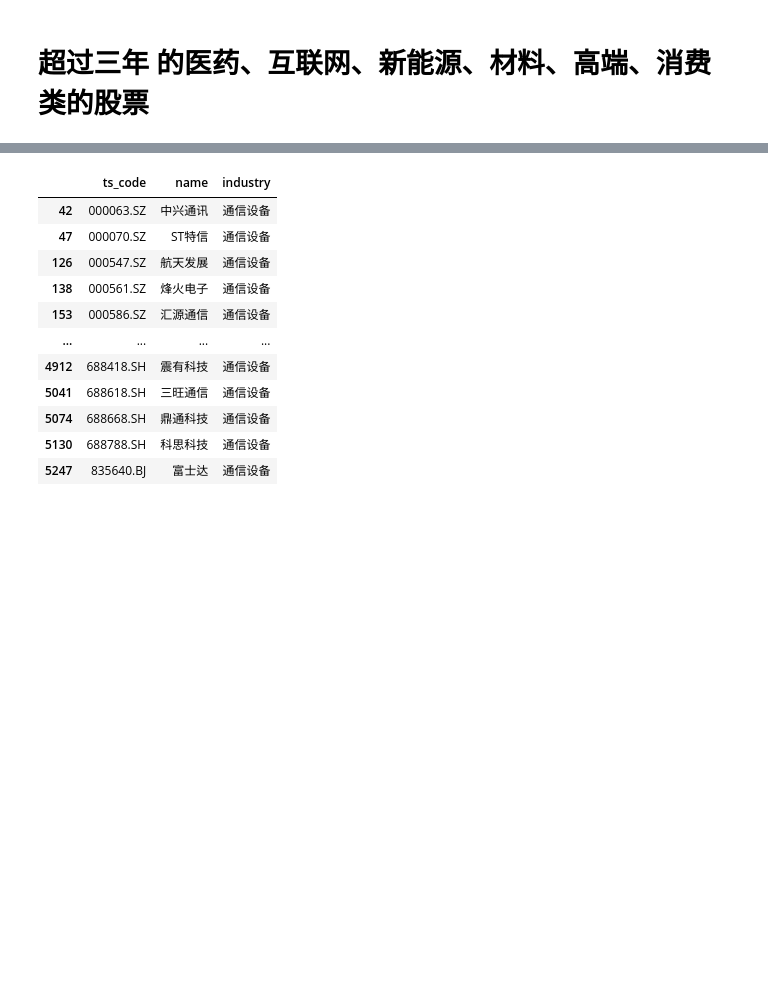
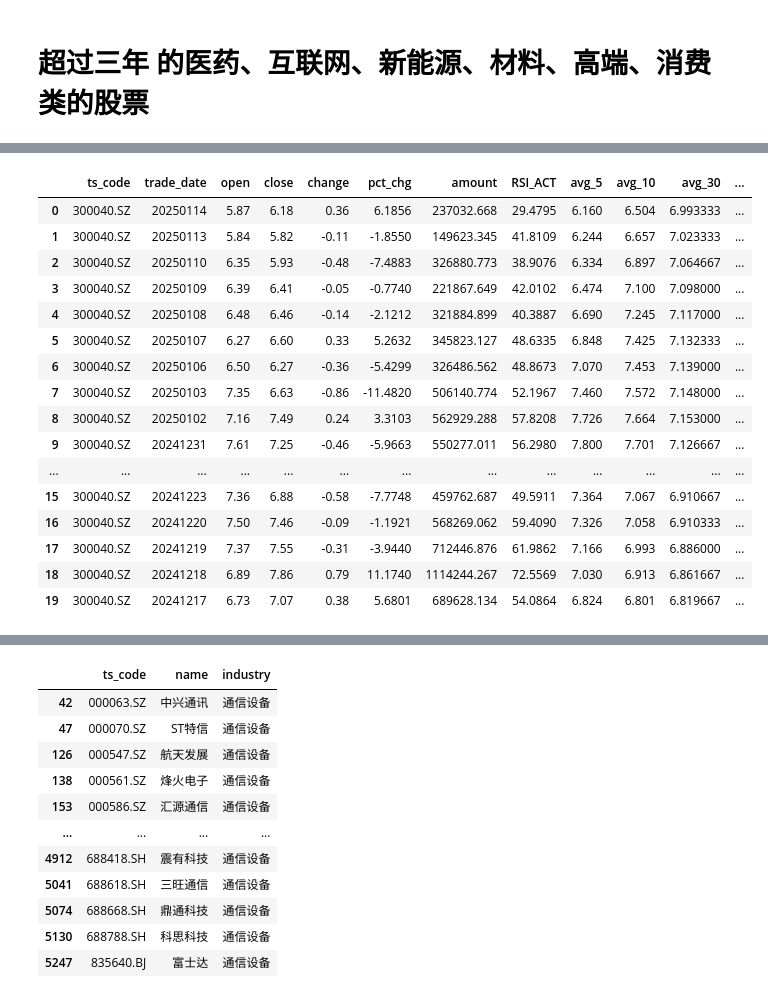
Before and after one commit to whgloveucq/jupyterfiles, a Jupyter notebook: OApractice/stock_study2023.ipynb, the cells around one changed output, grey strips where cells are left out. Saved outputs shown, nothing was run; the diff lists cells and outputs as text; code cells hidden in the pictures; blank space fills up the shorter version.

```diff
--- a/OApractice/stock_study2023.ipynb
+++ b/OApractice/stock_study2023.ipynb
@@ -294,0 +288,33 @@ df_selected_tmp2.query("close<=10")
+# %%
+#查看个股或多只股票的信息，均价、RSI指标。
+def stock_info_query(ts_code,trade_date):
+    df_test1=stock_daily(ts_code,'20241130',trade_date)
+    df_test1['RSI']=df_test1.apply(lambda x:get_rsi(x['ts_code'],14,'20200101',x['trade_date']),axis=1)
+    df2=get_rsi_2(ts_code,14 ,'20200101',trade_date)
+    df_test1['avg_5']=df_test1.apply(lambda x:get_avg_vlue(x['ts_code'],5,'20200101',x['trade_date']),axis=1)
+    df_test1['avg_10']=df_test1.apply(lambda x:get_avg_vlue(x['ts_code'],10,'20200101',x['trade_date']),axis=1)
+    df_test1['avg_30']=df_test1.apply(lambda x:get_avg_vlue(x['ts_code'],30,'20200101',x['trade_date']),axis=1)
+    df_test_tmp=df_test1.merge(df2[['ts_code','trade_date','RSI']],on=['trade_date','ts_code'],how='left')
+    df_test_tmp=df_test_tmp.rename(columns={'RSI_x':'RSI_ACT','RSI_y': 'RSI_AVG'})
+    df_test1=df_test_tmp
+    return df_test1
+# %%
+stock_info_query('300040.SZ','20250114').iloc[0:20,[0,1,2,5,7,8,10,11,12,13,14,15]]
+# %% [output]
+|  | ts_code | trade_date | open | close | change | pct_chg | amount | RSI_ACT | avg_5 | avg_10 | avg_30 | ... |
+| 0 | 300040.SZ | 20250114 | 5.87 | 6.18 | 0.36 | 6.1856 | 237032.668 | 29.4795 | 6.160 | 6.504 | 6.993333 | ... |
+| 1 | 300040.SZ | 20250113 | 5.84 | 5.82 | -0.11 | -1.8550 | 149623.345 | 41.8109 | 6.244 | 6.657 | 7.023333 | ... |
+| 2 | 300040.SZ | 20250110 | 6.35 | 5.93 | -0.48 | -7.4883 | 326880.773 | 38.9076 | 6.334 | 6.897 | 7.064667 | ... |
+| 3 | 300040.SZ | 20250109 | 6.39 | 6.41 | -0.05 | -0.7740 | 221867.649 | 42.0102 | 6.474 | 7.100 | 7.098000 | ... |
+| 4 | 300040.SZ | 20250108 | 6.48 | 6.46 | -0.14 | -2.1212 | 321884.899 | 40.3887 | 6.690 | 7.245 | 7.117000 | ... |
+| 5 | 300040.SZ | 20250107 | 6.27 | 6.60 | 0.33 | 5.2632 | 345823.127 | 48.6335 | 6.848 | 7.425 | 7.132333 | ... |
+| 6 | 300040.SZ | 20250106 | 6.50 | 6.27 | -0.36 | -5.4299 | 326486.562 | 48.8673 | 7.070 | 7.453 | 7.139000 | ... |
+| 7 | 300040.SZ | 20250103 | 7.35 | 6.63 | -0.86 | -11.4820 | 506140.774 | 52.1967 | 7.460 | 7.572 | 7.148000 | ... |
+| 8 | 300040.SZ | 20250102 | 7.16 | 7.49 | 0.24 | 3.3103 | 562929.288 | 57.8208 | 7.726 | 7.664 | 7.153000 | ... |
+| 9 | 300040.SZ | 20241231 | 7.61 | 7.25 | -0.46 | -5.9663 | 550277.011 | 56.2980 | 7.800 | 7.701 | 7.126667 | ... |
+| ... | ... | ... | ... | ... | ... | ... | ... | ... | ... | ... | ... | ... |
+| 15 | 300040.SZ | 20241223 | 7.36 | 6.88 | -0.58 | -7.7748 | 459762.687 | 49.5911 | 7.364 | 7.067 | 6.910667 | ... |
+| 16 | 300040.SZ | 20241220 | 7.50 | 7.46 | -0.09 | -1.1921 | 568269.062 | 59.4090 | 7.326 | 7.058 | 6.910333 | ... |
+| 17 | 300040.SZ | 20241219 | 7.37 | 7.55 | -0.31 | -3.9440 | 712446.876 | 61.9862 | 7.166 | 6.993 | 6.886000 | ... |
+| 18 | 300040.SZ | 20241218 | 6.89 | 7.86 | 0.79 | 11.1740 | 1114244.267 | 72.5569 | 7.030 | 6.913 | 6.861667 | ... |
+| 19 | 300040.SZ | 20241217 | 6.73 | 7.07 | 0.38 | 5.6801 | 689628.134 | 54.0864 | 6.824 | 6.801 | 6.819667 | ... |
```
Also changed, not shown: parts of 14 cells of this notebook.
